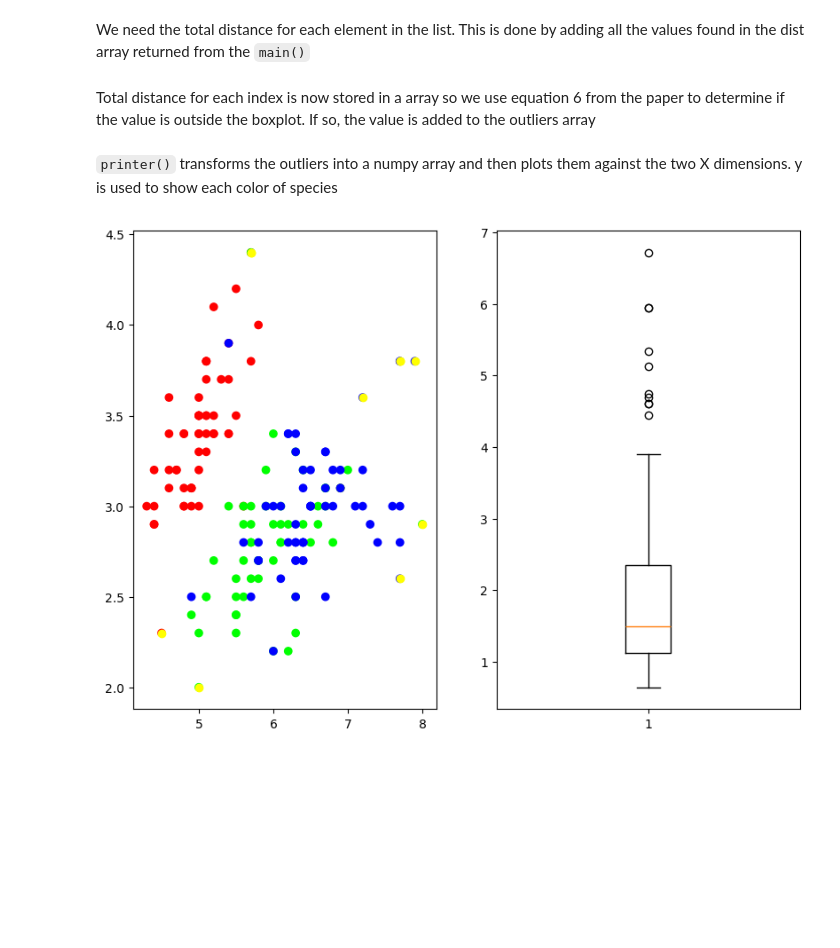
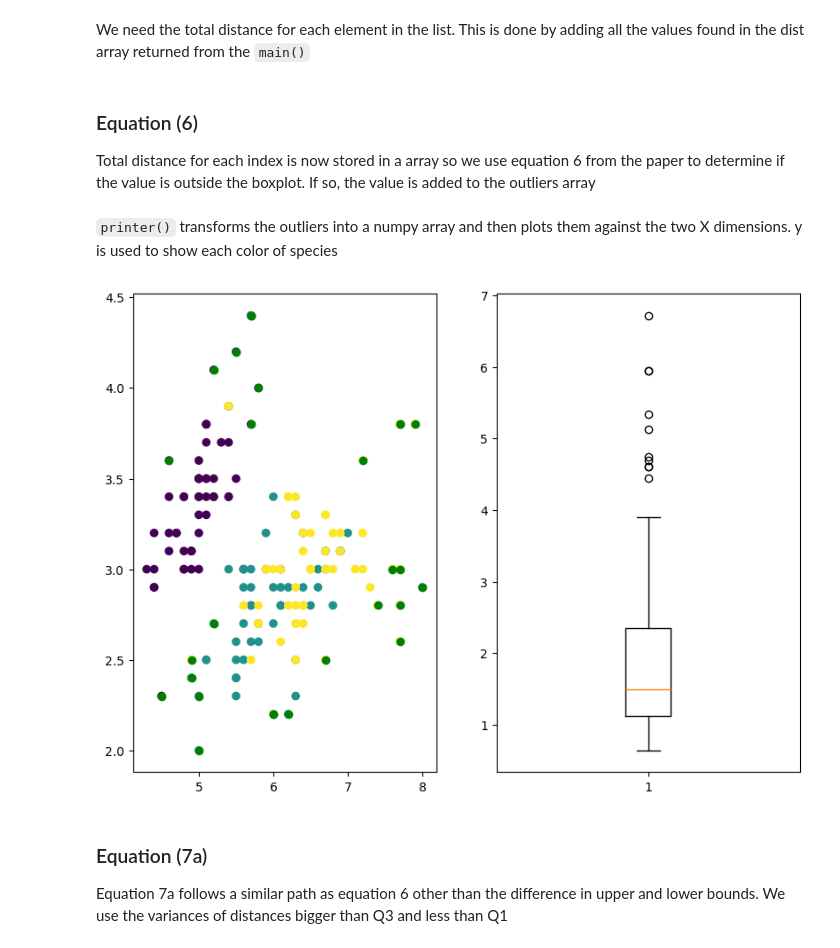
Before and after one commit to hodge-py/Outlier-Detection, a Jupyter notebook: Outlier Detection.ipynb, the cells around one changed output. Saved outputs shown, nothing was run; the diff lists cells and outputs as text; code cells hidden in the pictures; blank space fills up the shorter version.

````diff
--- a/Outlier Detection.ipynb
+++ b/Outlier Detection.ipynb
@@ -15,8 +16,9 @@ df = pd.read_csv('Iris_with_outliers.csv')
 df = df.dropna()
 X = df.iloc[:, 2:4].values
 y = df.iloc[:, 6].values
-y = pd.get_dummies(df["Species"],dtype=int)
-y = np.array(y)
+# %%
+le = LabelEncoder()
+y = le.fit_transform(y)
 # %% [markdown]
 ```main()``` chooses a nearest neighbor size and then fits X and y. After both the index of the neighbors and distances are returned. We will mainly be using the Euclidean distances.
 # %%
@@ -44,16 +46,17 @@ def generateArr(oriDist):
 
 arr = generateArr(dist)
 # %% [markdown]
+### Equation (6)
 Total distance for each index is now stored in a array so we use equation 6 from the paper to determine if the value is outside the boxplot. If so, the value is added to the outliers array
 # %%
-# equation upper = q3 + 1.5 * (q3-q1)
-# equation lower = q1 - 1.5 * (q3-q1)
-def boxplot(distO,X,):
+# equation upper = q3 + 1.5 * (q3-q2)
+# equation lower = q1 - 1.5 * (q2-q1)
+def boxplot(distO,X):
         outliers = []
         percent = np.quantile(distO, [.25, .50, .75])
 
-        upperL = percent[2] + 1.5 * (percent[2] - percent[0])
-        lowerL = percent[0] - 1.5 * (percent[2] - percent[0])
+        upperL = percent[2] + 1.5 * (percent[1] - percent[0])
+        lowerL = percent[0] - 1.5 * (percent[2] - percent[1])
 
         for x in range(len(distO)):
             if distO[x] > upperL:
@@ -70,14 +73,17 @@ transforms the outliers into a numpy array and then plots them against the two X
 # %%
 def printer(distO,X,y,outliers):
     outliers = np.array(outliers)
     plt.subplot(1, 3, 1)
     plt.scatter(X[:, 0], X[:, 1],c=y)
-    plt.scatter(outliers[:, 0], outliers[:, 1], c="yellow")
+    plt.scatter(outliers[:, 0], outliers[:, 1], c="green")
     plt.subplot(1, 3, 2)
     #plt.hist(self.X[:,0],bins=15)
     plt.boxplot(distO, vert=True)
     plt.show()
 
 printer(arr,X,y,outliers)
 # %% [output]
-[figure, old version]
+[figure, new version]
+# %% [markdown]
+### Equation (7a)
+Equation 7a follows a similar path as equation 6 other than the difference in upper and lower bounds. We use the variances of distances bigger than Q3 and less than Q1
````
Also changed, not shown: parts of 4 cells of this notebook.
